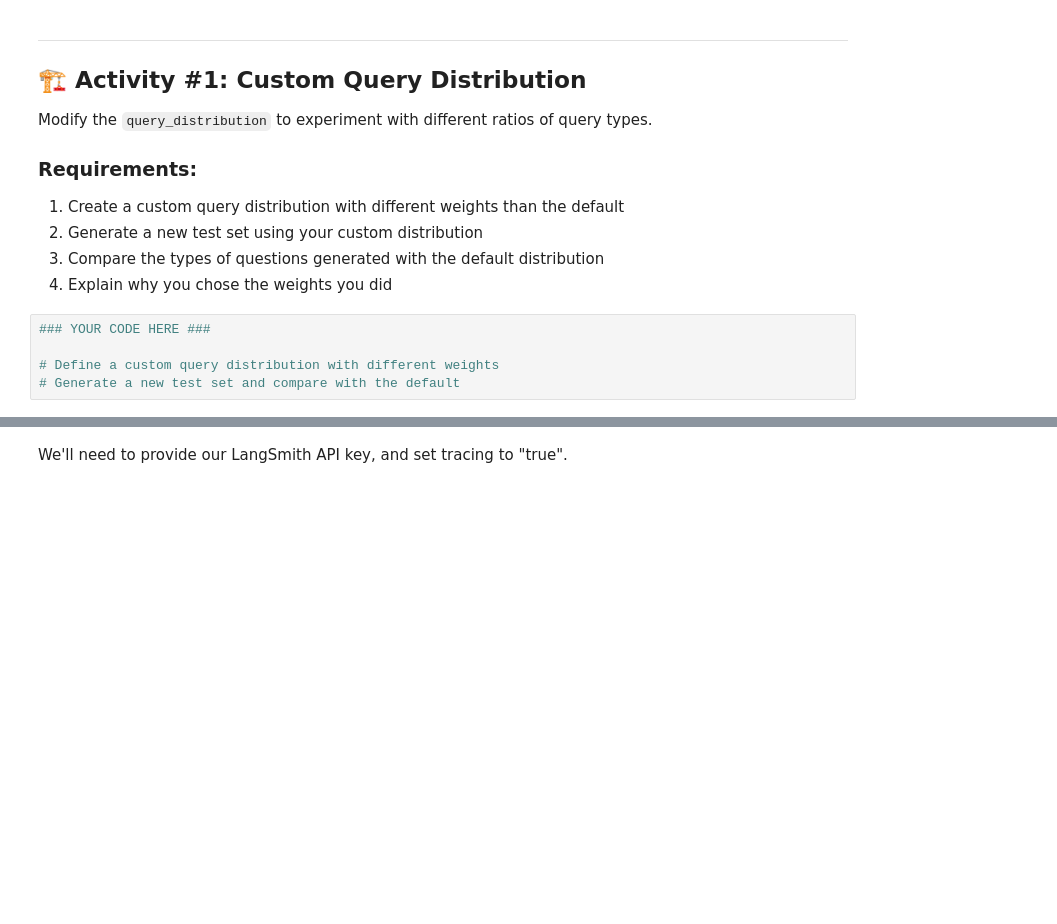
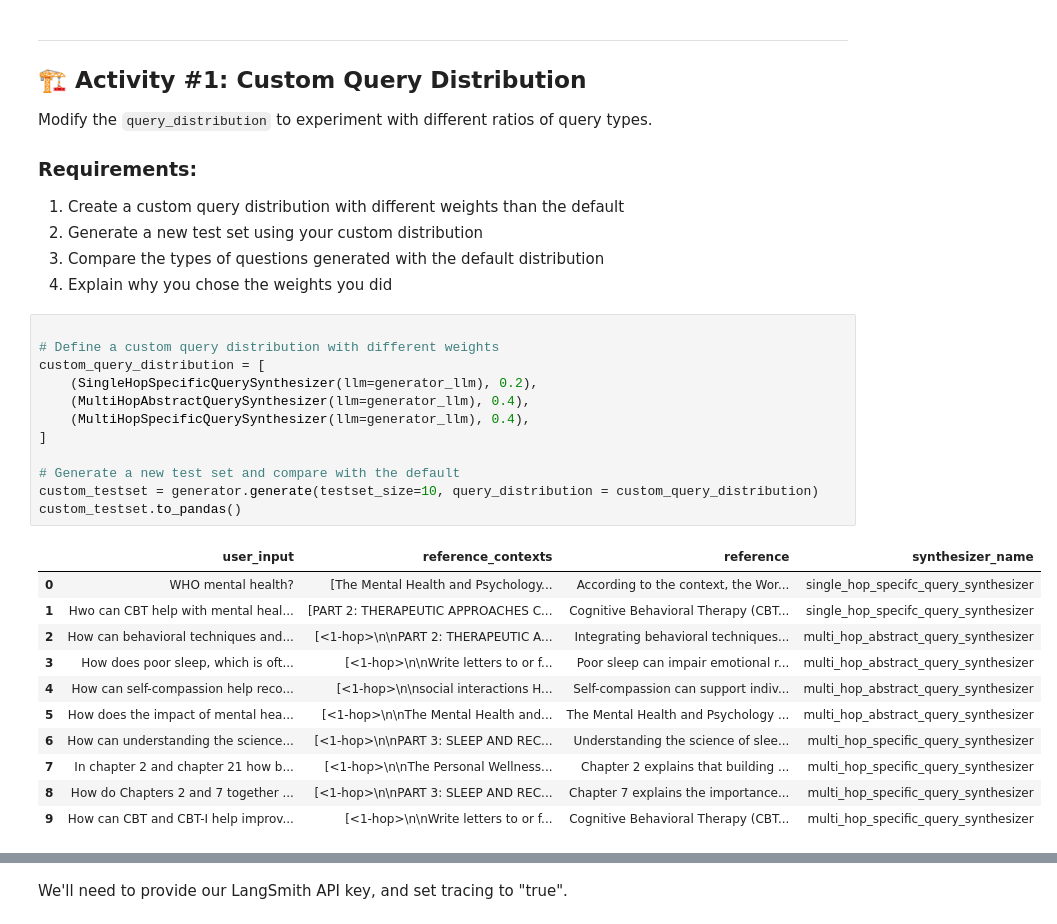
Before and after one commit to sheek801/AIE9, a Jupyter notebook: 09_Synthetic_Data_Generation_and_LangSmith/Synthetic_Data_Generation_RAGAS_&_LangSmith_Assignment.ipynb, the cells around one changed output, grey strips where cells are left out. Drawn from its saved outputs; the diff is of its cells as text; blank space fills up the shorter version.

```diff
--- a/09_Synthetic_Data_Generation_and_LangSmith/Synthetic_Data_Generation_RAGAS_&_LangSmith_Assignment.ipynb
+++ b/09_Synthetic_Data_Generation_and_LangSmith/Synthetic_Data_Generation_RAGAS_&_LangSmith_Assignment.ipynb
@@ -258,7 +268,26 @@ Modify the `query_distribution` to experiment with different ratios of query typ
 3. Compare the types of questions generated with the default distribution
 4. Explain why you chose the weights you did
 # %%
-### YOUR CODE HERE ###
 
 # Define a custom query distribution with different weights
+custom_query_distribution = [
+    (SingleHopSpecificQuerySynthesizer(llm=generator_llm), 0.2),
+    (MultiHopAbstractQuerySynthesizer(llm=generator_llm), 0.4),
+    (MultiHopSpecificQuerySynthesizer(llm=generator_llm), 0.4),
+]
+
 # Generate a new test set and compare with the default
+custom_testset = generator.generate(testset_size=10, query_distribution = custom_query_distribution)
+custom_testset.to_pandas()
+# %% [output]
+|  | user_input | reference_contexts | reference | synthesizer_name |
+| 0 | WHO mental health? | [The Mental Health and Psychology... | According to the context, the Wor... | single_hop_specifc_query_synthesizer |
+| 1 | Hwo can CBT help with mental heal... | [PART 2: THERAPEUTIC APPROACHES C... | Cognitive Behavioral Therapy (CBT... | single_hop_specifc_query_synthesizer |
+| 2 | How can behavioral techniques and... | [<1-hop>\n\nPART 2: THERAPEUTIC A... | Integrating behavioral techniques... | multi_hop_abstract_query_synthesizer |
+| 3 | How does poor sleep, which is oft... | [<1-hop>\n\nWrite letters to or f... | Poor sleep can impair emotional r... | multi_hop_abstract_query_synthesizer |
+| 4 | How can self-compassion help reco... | [<1-hop>\n\nsocial interactions H... | Self-compassion can support indiv... | multi_hop_abstract_query_synthesizer |
+| 5 | How does the impact of mental hea... | [<1-hop>\n\nThe Mental Health and... | The Mental Health and Psychology ... | multi_hop_abstract_query_synthesizer |
+| 6 | How can understanding the science... | [<1-hop>\n\nPART 3: SLEEP AND REC... | Understanding the science of slee... | multi_hop_specific_query_synthesizer |
+| 7 | In chapter 2 and chapter 21 how b... | [<1-hop>\n\nThe Personal Wellness... | Chapter 2 explains that building ... | multi_hop_specific_query_synthesizer |
+| 8 | How do Chapters 2 and 7 together ... | [<1-hop>\n\nPART 3: SLEEP AND REC... | Chapter 7 explains the importance... | multi_hop_specific_query_synthesizer |
+| 9 | How can CBT and CBT-I help improv... | [<1-hop>\n\nWrite letters to or f... | Cognitive Behavioral Therapy (CBT... | multi_hop_specific_query_synthesizer |
```
Also changed, not shown: parts of 20 cells of this notebook.
